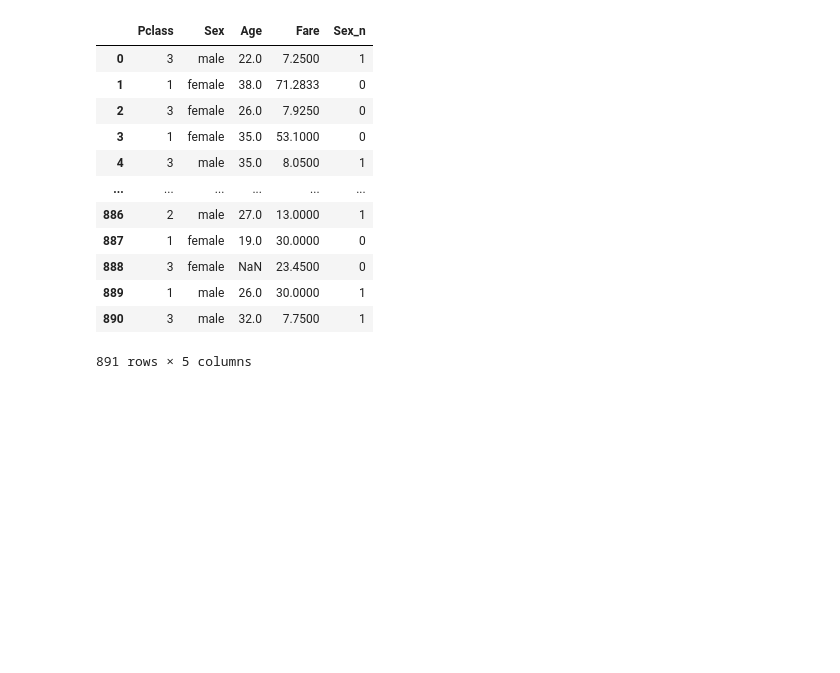
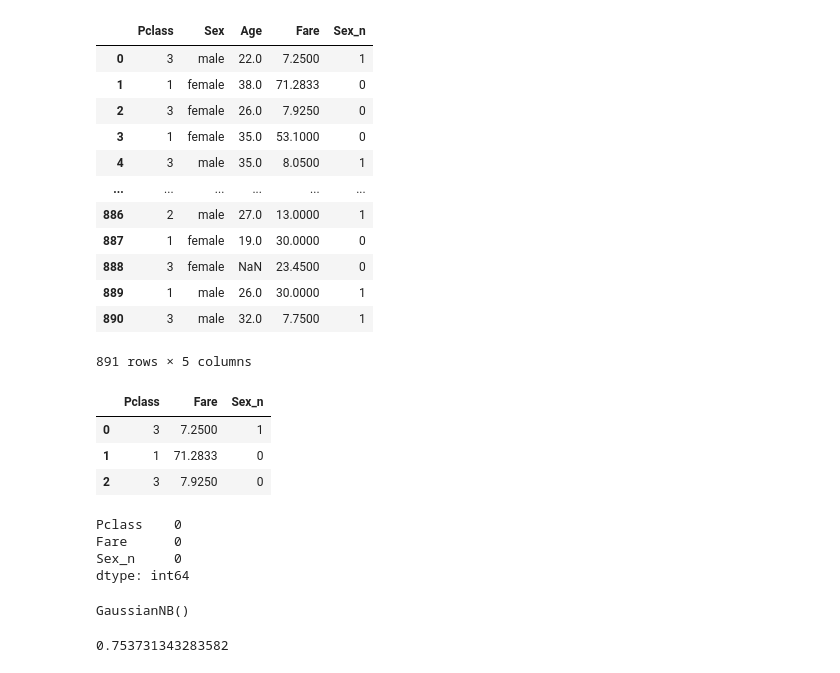
Before and after one commit to dinesh16adh/Machine-learning, a Jupyter notebook: Titanic Data Analysis/naive_bayes.ipynb, the cells around one changed output. Drawn from its saved outputs; the diff is of its cells as text; code cells hidden in the pictures; blank space fills up the shorter version.

Commit message:
gaussianNB fitted

```diff
--- a/Titanic Data Analysis/naive_bayes.ipynb
+++ b/Titanic Data Analysis/naive_bayes.ipynb
@@ -244,3 +244,18 @@ inputs
 | 889 | 1 | male | 26.0 | 30.0000 | 1 |
 | 890 | 3 | male | 32.0 | 7.7500 | 1 |
 891 rows × 5 columns
+# %%
+inputs.drop(['Sex','Age'],axis='columns',inplace=True)
+inputs.head(3)
+# %% [output]
+|  | Pclass | Fare | Sex_n |
+| 0 | 3 | 7.2500 | 1 |
+| 1 | 1 | 71.2833 | 0 |
+| 2 | 3 | 7.9250 | 0 |
+# %%
+inputs.isna().sum()
+# %% [output]
+Pclass    0
+Fare      0
+Sex_n     0
+dtype: int64
@@ -246,0 +268,8 @@ inputs
+# %%
+model.fit(X_train,y_train)
+# %% [output]
+GaussianNB()
+# %%
+model.score(X_test,y_test)
+# %% [output]
+0.753731343283582
```
Also changed, not shown: parts of 2 cells of this notebook.
